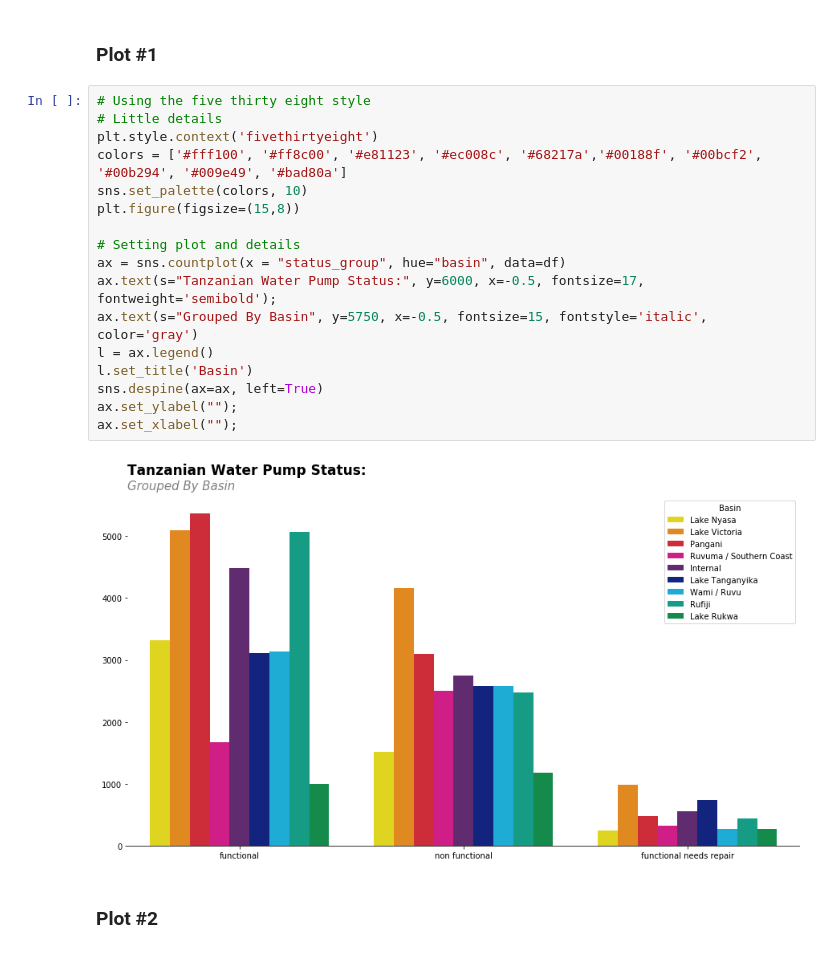
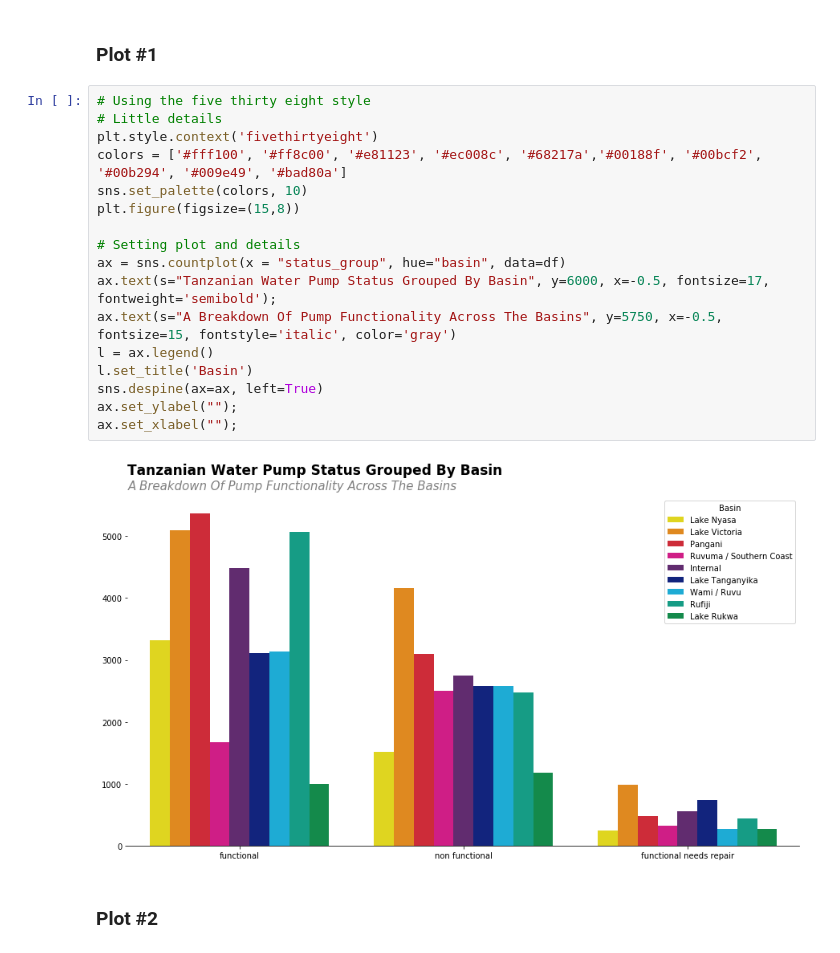
Before and after one commit to tbradshaw91/Predictive-Modeling-Sprint_Challenge, a Jupyter notebook: Predictive_Modeling_Sprint.ipynb, the cells around one changed output. Saved outputs shown, nothing was run; the diff lists cells and outputs as text.

```diff
--- a/Predictive_Modeling_Sprint.ipynb
+++ b/Predictive_Modeling_Sprint.ipynb
@@ -617,22 +632,22 @@ df = df.drop(df.columns[0], axis=1)
 # %%
 # Using the five thirty eight style
 # Little details
 plt.style.context('fivethirtyeight')
 colors = ['#fff100', '#ff8c00', '#e81123', '#ec008c', '#68217a','#00188f', '#00bcf2', '#00b294', '#009e49', '#bad80a']
 sns.set_palette(colors, 10)
 plt.figure(figsize=(15,8))
 
 # Setting plot and details
 ax = sns.countplot(x = "status_group", hue="basin", data=df)
-ax.text(s="Tanzanian Water Pump Status:", y=6000, x=-0.5, fontsize=17, fontweight='semibold');
-ax.text(s="Grouped By Basin", y=5750, x=-0.5, fontsize=15, fontstyle='italic', color='gray')
+ax.text(s="Tanzanian Water Pump Status Grouped By Basin", y=6000, x=-0.5, fontsize=17, fontweight='semibold');
+ax.text(s="A Breakdown Of Pump Functionality Across The Basins", y=5750, x=-0.5, fontsize=15, fontstyle='italic', color='gray')
 l = ax.legend()
 l.set_title('Basin')
 sns.despine(ax=ax, left=True)
 ax.set_ylabel("");
 ax.set_xlabel("");
 # %% [output]
-[figure, old version]
+[figure, new version]
 # %% [markdown]
 ### **Plot #2**
 # %%
```
Also changed, not shown: parts of 6 cells of this notebook.
